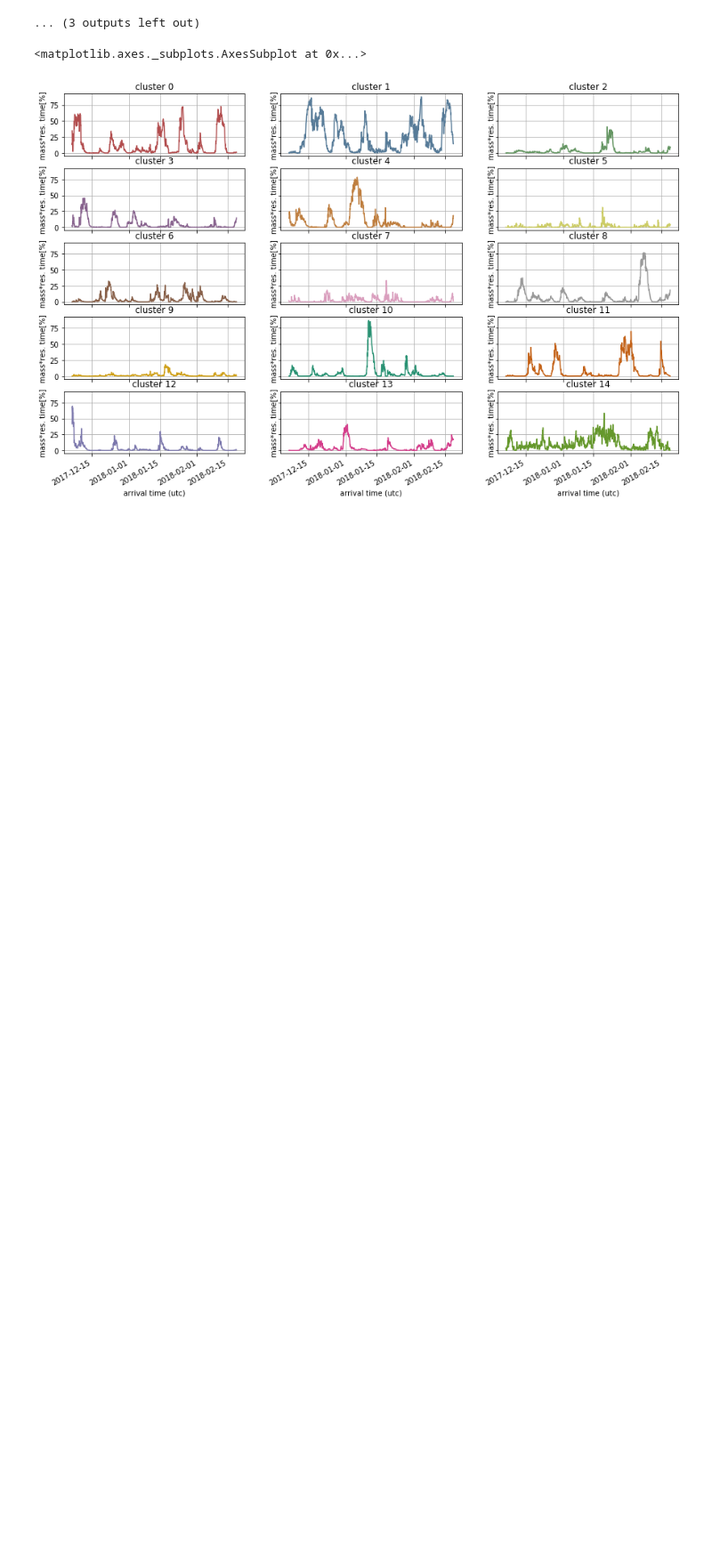
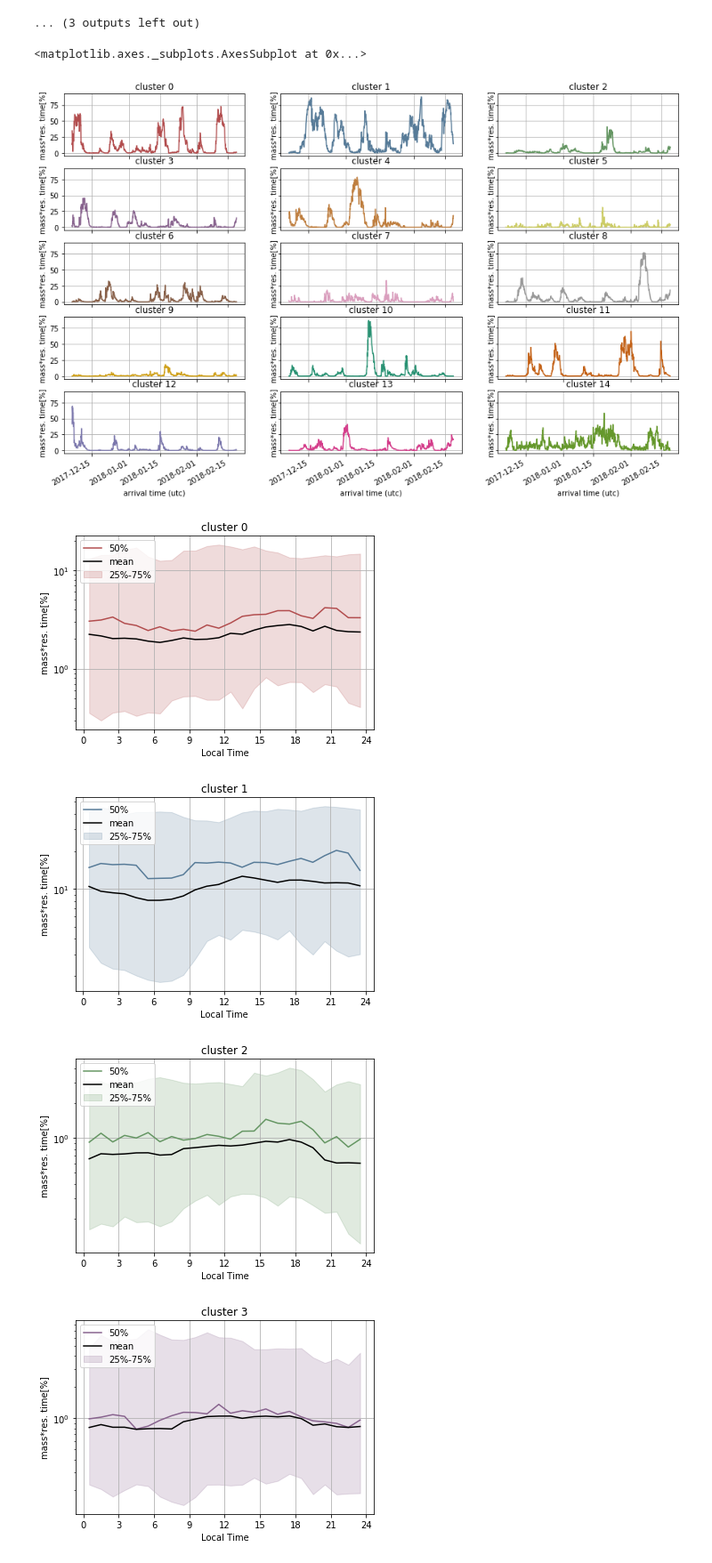
Before and after one commit to daliagachc/flexpart_management, a Jupyter notebook: flexpart_management/notebooks/run_2019-06-10_11-10-03_/flex_output_15_clusters.ipynb, the cells around one changed output. Shown at 89% size. Saved outputs shown, nothing was run; the diff lists cells and outputs as text; code cells hidden in the pictures; blank space fills up the shorter version.

```diff
--- a/flexpart_management/notebooks/run_2019-06-10_11-10-03_/flex_output_15_clusters.ipynb
+++ b/flexpart_management/notebooks/run_2019-06-10_11-10-03_/flex_output_15_clusters.ipynb
@@ -58,3 +53,13 @@ self.plot_clusters_inlfuence(cols=3)
 # %% [output]
 <matplotlib.axes._subplots.AxesSubplot at 0x...>
 [figure]
+# %%
+# i = 5
+for i in range(len(self.cluster_flags)):
+# for i in [i]:
+    ax = self.plot_hout_influence(i,log=True)
+# %% [output]
+[figure, added]
+[figure, added]
+[figure, added]
+[figure, added]
```
Also changed, not shown: parts of 5 cells of this notebook, 11 other files.
